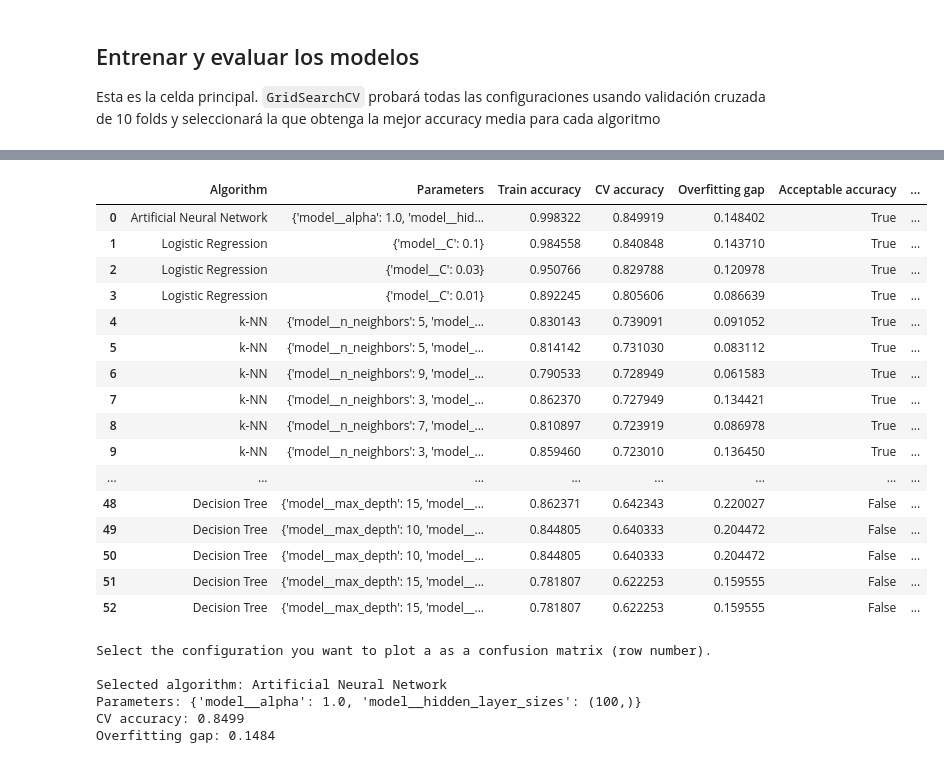
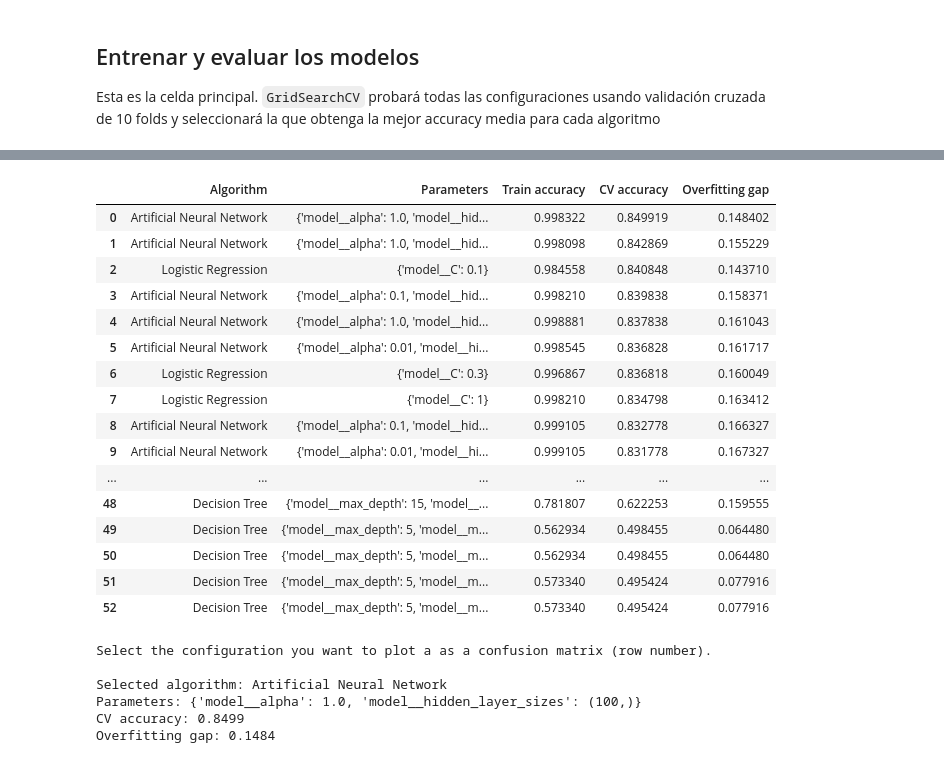
Before and after one commit to lgonperez3-glitch/MLSM-labs, a Jupyter notebook: Lab1/Lab1-GenreAll.ipynb, the cells around one changed output, grey strips where cells are left out. Saved outputs shown, nothing was run; the diff lists cells and outputs as text; code cells hidden in the pictures.

```diff
--- a/Lab1/Lab1-GenreAll.ipynb
+++ b/Lab1/Lab1-GenreAll.ipynb
@@ -183,20 +183,6 @@ for name, (pipeline, params) in models.items():
     # entre las que tienen overfitting < 0.15
     cv_results = pd.DataFrame(search.cv_results_)
 
-    cv_results["Overfitting gap"] = (cv_results["mean_train_score"] - cv_results["mean_test_score"])
-
-    valid_results = cv_results[cv_results["Overfitting gap"] < 0.15]
-
-    #si no se alcanza el objetivo de ovefitting menor que 0,15, busca el que más ccuracy tenga directamente
-    if not valid_results.empty:
-        best_row = valid_results.sort_values("mean_test_score", ascending=False).iloc[0]
-    else:
-        best_row = cv_results.sort_values("mean_test_score", ascending=False).iloc[0]
-
-    print("Best parameters:", best_row["params"])
-    print("Best 10-fold CV accuracy (without overfitting):", round(best_row["mean_test_score"], 4))
-    print("Overfitting gap:", round(best_row["Overfitting gap"], 4))
-    print("Overfitting ok:", best_row["Overfitting gap"] < 0.15)
 
 results_df = pd.DataFrame(results)
 
@@ -205,28 +191,12 @@ results_df["Overfitting gap"] = (
     results_df["CV accuracy"]
 )
 
-results_df["Acceptable accuracy"] = (
-    (results_df["CV accuracy"] > 0.70)
-)
-
-results_df["Acceptable overfitting"] = (
-    results_df["Overfitting gap"] < 0.15
-)
-results_df["Fits objectives"] = (
-    (results_df["Overfitting gap"] < 0.15) &
-    (results_df["CV accuracy"] > 0.70)
-)
-
 results_df = results_df.sort_values(
-    ["Acceptable overfitting", "CV accuracy", "Overfitting gap"],
-    ascending=[False, False, True]
+    ["CV accuracy", "Overfitting gap"],
+    ascending=[False, True]
 ).reset_index(drop=True)
 
 print(f"Total configs evaluated: {len(results_df)}")
-print(f"Configs with appropiate overfitting: "
-      f"{results_df['Acceptable overfitting'].sum()}")
-print(f"Configs with both good accuracy and overfitting: "
-      f"{results_df['Fits objectives'].sum()}")
 
 display(results_df)
 # %% [output]
@@ -250,20 +211,20 @@ Configs with both good accuracy and overfitting: 15
-|  | Algorithm | Parameters | Train accuracy | CV accuracy | Overfitting gap | Acceptable accuracy | ... |
-| 0 | Artificial Neural Network | {'model__alpha': 1.0, 'model__hid... | 0.998322 | 0.849919 | 0.148402 | True | ... |
-| 1 | Logistic Regression | {'model__C': 0.1} | 0.984558 | 0.840848 | 0.143710 | True | ... |
-| 2 | Logistic Regression | {'model__C': 0.03} | 0.950766 | 0.829788 | 0.120978 | True | ... |
-| 3 | Logistic Regression | {'model__C': 0.01} | 0.892245 | 0.805606 | 0.086639 | True | ... |
-| 4 | k-NN | {'model__n_neighbors': 5, 'model_... | 0.830143 | 0.739091 | 0.091052 | True | ... |
-| 5 | k-NN | {'model__n_neighbors': 5, 'model_... | 0.814142 | 0.731030 | 0.083112 | True | ... |
-| 6 | k-NN | {'model__n_neighbors': 9, 'model_... | 0.790533 | 0.728949 | 0.061583 | True | ... |
-| 7 | k-NN | {'model__n_neighbors': 3, 'model_... | 0.862370 | 0.727949 | 0.134421 | True | ... |
-| 8 | k-NN | {'model__n_neighbors': 7, 'model_... | 0.810897 | 0.723919 | 0.086978 | True | ... |
-| 9 | k-NN | {'model__n_neighbors': 3, 'model_... | 0.859460 | 0.723010 | 0.136450 | True | ... |
-| ... | ... | ... | ... | ... | ... | ... | ... |
-| 48 | Decision Tree | {'model__max_depth': 15, 'model__... | 0.862371 | 0.642343 | 0.220027 | False | ... |
-| 49 | Decision Tree | {'model__max_depth': 10, 'model__... | 0.844805 | 0.640333 | 0.204472 | False | ... |
-| 50 | Decision Tree | {'model__max_depth': 10, 'model__... | 0.844805 | 0.640333 | 0.204472 | False | ... |
-| 51 | Decision Tree | {'model__max_depth': 15, 'model__... | 0.781807 | 0.622253 | 0.159555 | False | ... |
-| 52 | Decision Tree | {'model__max_depth': 15, 'model__... | 0.781807 | 0.622253 | 0.159555 | False | ... |
+|  | Algorithm | Parameters | Train accuracy | CV accuracy | Overfitting gap |
+| 0 | Artificial Neural Network | {'model__alpha': 1.0, 'model__hid... | 0.998322 | 0.849919 | 0.148402 |
+| 1 | Artificial Neural Network | {'model__alpha': 1.0, 'model__hid... | 0.998098 | 0.842869 | 0.155229 |
+| 2 | Logistic Regression | {'model__C': 0.1} | 0.984558 | 0.840848 | 0.143710 |
+| 3 | Artificial Neural Network | {'model__alpha': 0.1, 'model__hid... | 0.998210 | 0.839838 | 0.158371 |
+| 4 | Artificial Neural Network | {'model__alpha': 1.0, 'model__hid... | 0.998881 | 0.837838 | 0.161043 |
+| 5 | Artificial Neural Network | {'model__alpha': 0.01, 'model__hi... | 0.998545 | 0.836828 | 0.161717 |
+| 6 | Logistic Regression | {'model__C': 0.3} | 0.996867 | 0.836818 | 0.160049 |
+| 7 | Logistic Regression | {'model__C': 1} | 0.998210 | 0.834798 | 0.163412 |
+| 8 | Artificial Neural Network | {'model__alpha': 0.1, 'model__hid... | 0.999105 | 0.832778 | 0.166327 |
+| 9 | Artificial Neural Network | {'model__alpha': 0.01, 'model__hi... | 0.999105 | 0.831778 | 0.167327 |
+| ... | ... | ... | ... | ... | ... |
+| 48 | Decision Tree | {'model__max_depth': 15, 'model__... | 0.781807 | 0.622253 | 0.159555 |
+| 49 | Decision Tree | {'model__max_depth': 5, 'model__m... | 0.562934 | 0.498455 | 0.064480 |
+| 50 | Decision Tree | {'model__max_depth': 5, 'model__m... | 0.562934 | 0.498455 | 0.064480 |
+| 51 | Decision Tree | {'model__max_depth': 5, 'model__m... | 0.573340 | 0.495424 | 0.077916 |
+| 52 | Decision Tree | {'model__max_depth': 5, 'model__m... | 0.573340 | 0.495424 | 0.077916 |
 # %%
 
 from sklearn.base import clone
```
Also changed, not shown: parts of 1 cell of this notebook, 2 other files.
